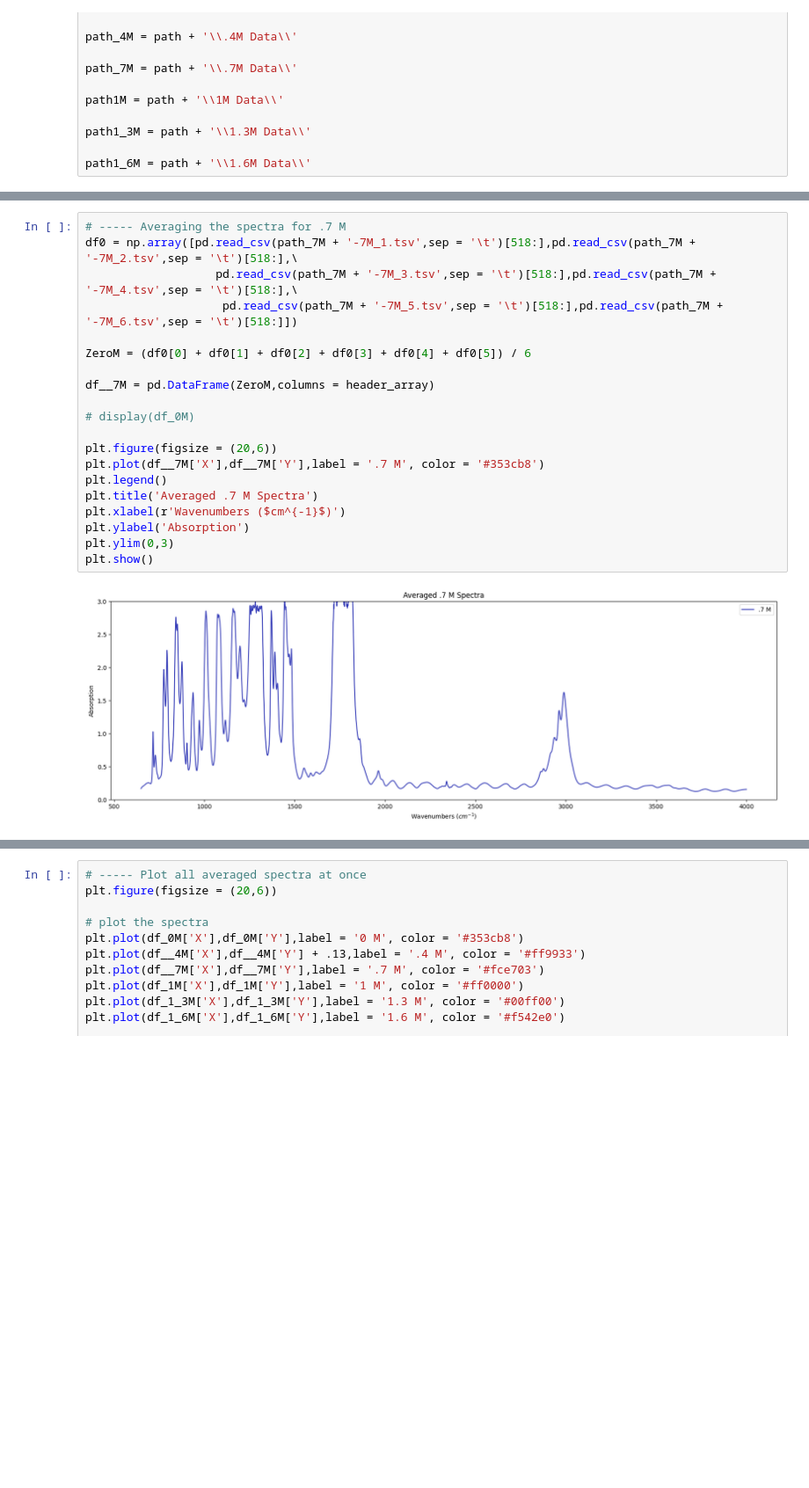
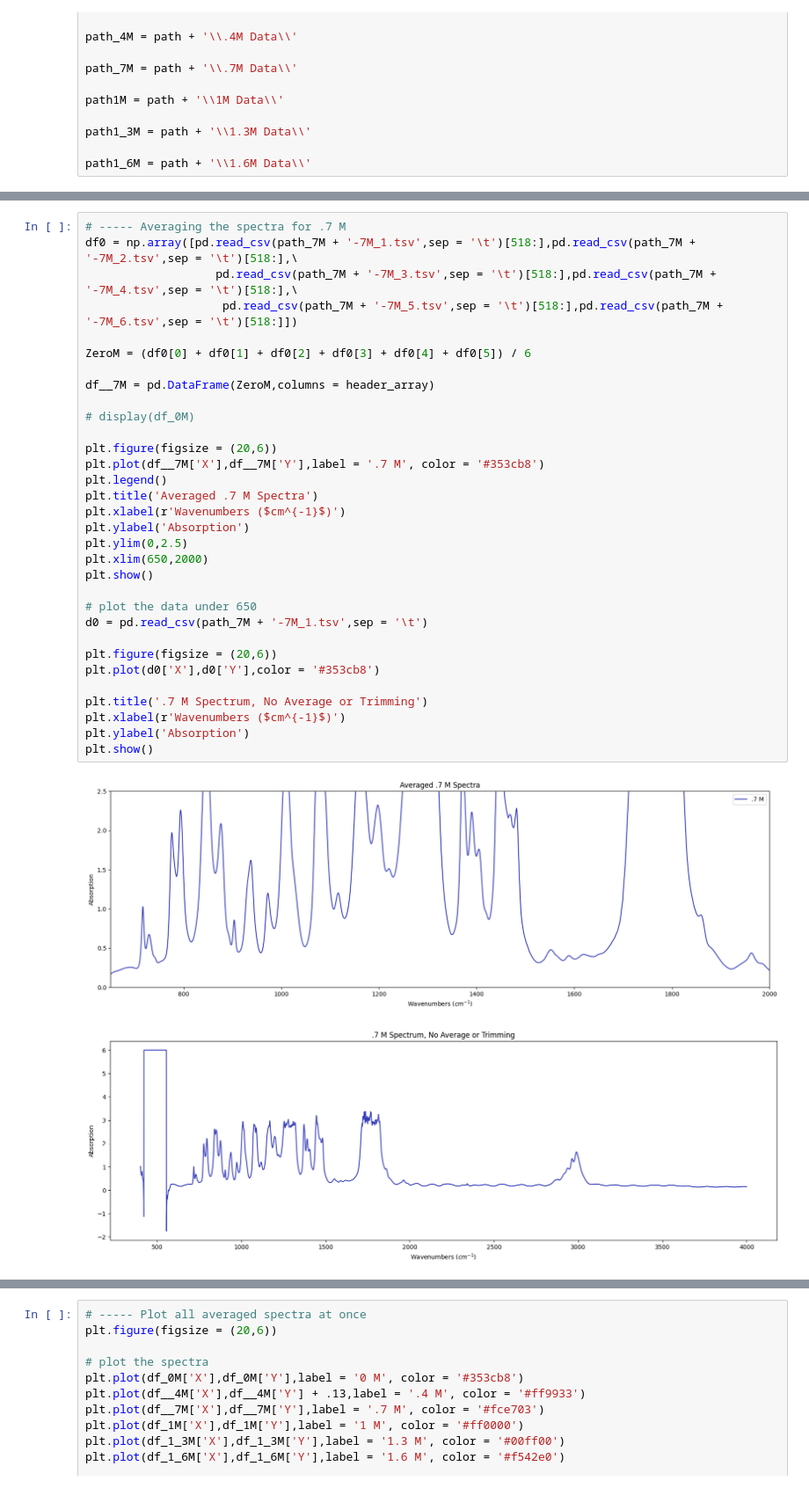
Before and after one commit to MODESBYU/MODES, a Jupyter notebook: Battery Data/Li-Li Symmetric Cell/Diagnostics/Averaging.ipynb, the cells around one changed output, grey strips where cells are left out. Shown at 88% size. Drawn from its saved outputs; the diff is of its cells as text; blank space fills up the shorter version.

Commit message:
Averaged Data File v2, data under 650

```diff
--- a/Battery Data/Li-Li Symmetric Cell/Diagnostics/Averaging.ipynb
+++ b/Battery Data/Li-Li Symmetric Cell/Diagnostics/Averaging.ipynb
@@ -72,25 +74,38 @@ plt.show()
 # %%
 # ----- Averaging the spectra for .7 M
 df0 = np.array([pd.read_csv(path_7M + '-7M_1.tsv',sep = '\t')[518:],pd.read_csv(path_7M + '-7M_2.tsv',sep = '\t')[518:],\
                    pd.read_csv(path_7M + '-7M_3.tsv',sep = '\t')[518:],pd.read_csv(path_7M + '-7M_4.tsv',sep = '\t')[518:],\
                     pd.read_csv(path_7M + '-7M_5.tsv',sep = '\t')[518:],pd.read_csv(path_7M + '-7M_6.tsv',sep = '\t')[518:]])
 
 ZeroM = (df0[0] + df0[1] + df0[2] + df0[3] + df0[4] + df0[5]) / 6
 
 df__7M = pd.DataFrame(ZeroM,columns = header_array)
 
 # display(df_0M)
 
 plt.figure(figsize = (20,6))
 plt.plot(df__7M['X'],df__7M['Y'],label = '.7 M', color = '#353cb8')
 plt.legend()
 plt.title('Averaged .7 M Spectra')
 plt.xlabel(r'Wavenumbers ($cm^{-1}$)')
 plt.ylabel('Absorption')
-plt.ylim(0,3)
+plt.ylim(0,2.5)
+plt.xlim(650,2000)
 plt.show()
+
+# plot the data under 650
+d0 = pd.read_csv(path_7M + '-7M_1.tsv',sep = '\t')
+
+plt.figure(figsize = (20,6))
+plt.plot(d0['X'],d0['Y'],color = '#353cb8')
+
+plt.title('.7 M Spectrum, No Average or Trimming')
+plt.xlabel(r'Wavenumbers ($cm^{-1}$)')
+plt.ylabel('Absorption')
+plt.show()
 # %% [output]
-[figure, old version]
+[figure, new version]
+[figure, added]
 # %%
 # ----- Averaging the spectra for 1 M
 
```
Also changed, not shown: parts of 5 cells of this notebook.
